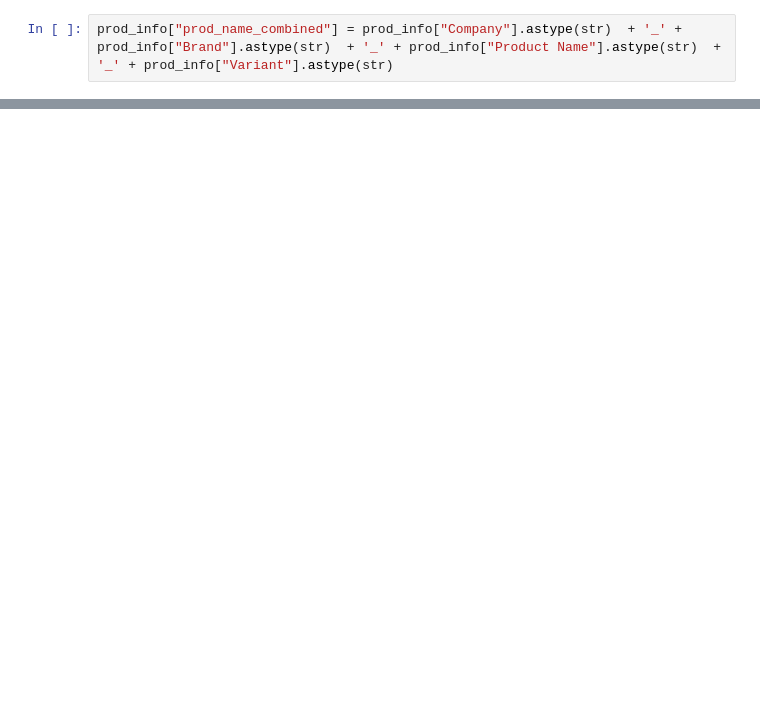
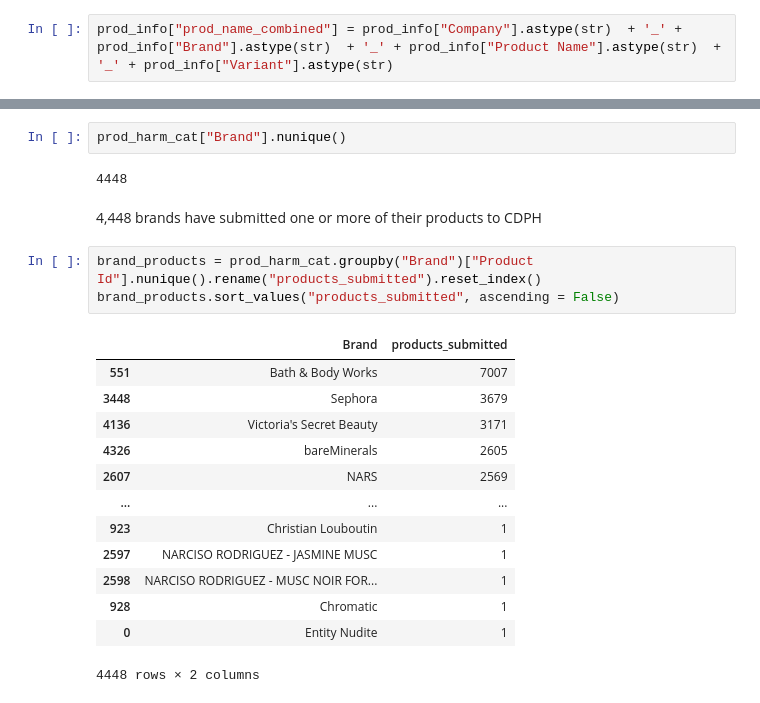
Before and after one commit to meisili/bna-data-duo, a Jupyter notebook: merge_check.ipynb, the cells around one changed output, grey strips where cells are left out. Drawn from its saved outputs; the diff is of its cells as text; blank space fills up the shorter version.

```diff
--- a/merge_check.ipynb
+++ b/merge_check.ipynb
@@ -609,0 +734,23 @@ prod_info["Product Name"].nunique()
+# %%
+prod_harm_cat["Brand"].nunique()
+# %% [output]
+4448
+# %% [markdown]
+4,448 brands have submitted one or more of their products to CDPH
+# %%
+brand_products = prod_harm_cat.groupby("Brand")["Product Id"].nunique().rename("products_submitted").reset_index()
+brand_products.sort_values("products_submitted", ascending = False)
+# %% [output]
+|  | Brand | products_submitted |
+| 551 | Bath & Body Works | 7007 |
+| 3448 | Sephora | 3679 |
+| 4136 | Victoria's Secret Beauty | 3171 |
+| 4326 | bareMinerals | 2605 |
+| 2607 | NARS | 2569 |
+| ... | ... | ... |
+| 923 | Christian Louboutin | 1 |
+| 2597 | NARCISO RODRIGUEZ - JASMINE MUSC | 1 |
+| 2598 | NARCISO RODRIGUEZ - MUSC NOIR FOR... | 1 |
+| 928 | Chromatic | 1 |
+| 0 | Entity Nudite | 1 |
+4448 rows × 2 columns
```
Also changed, not shown: parts of 32 cells of this notebook.
